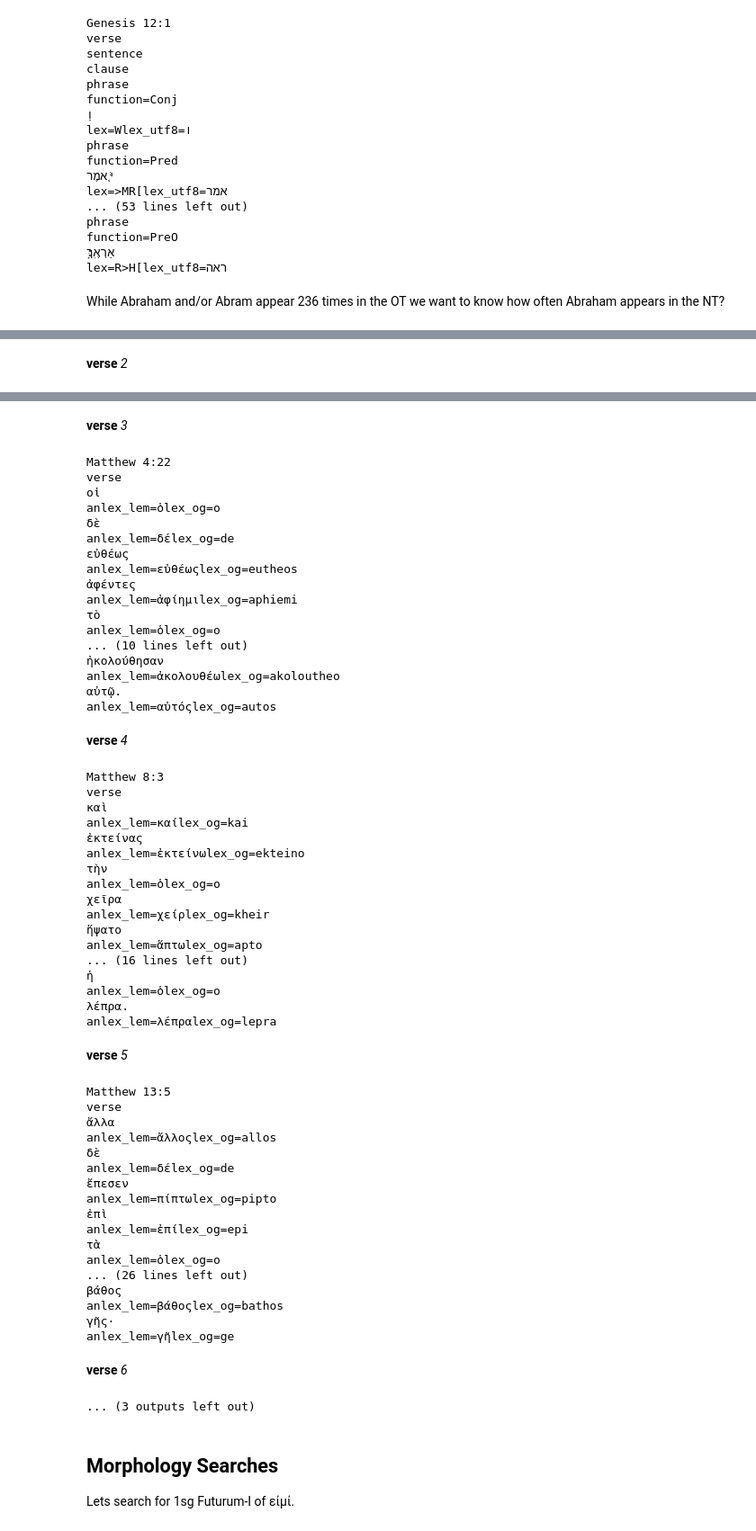
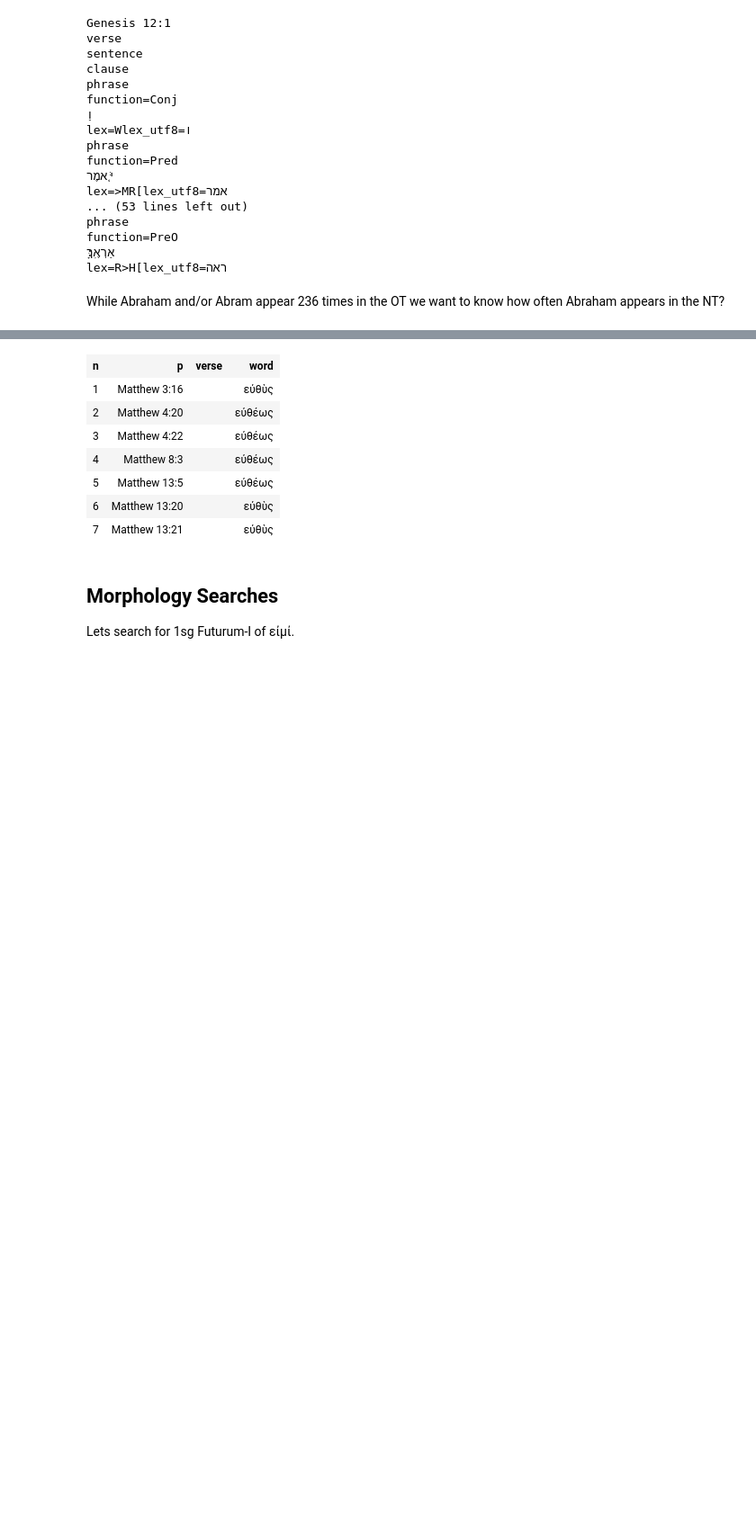
Before and after one commit to oliverglanz/Text-Fabric, a Jupyter notebook: Research-Workshop-Series/0200_PhD-Workshop_TF_002_jupyter-notebooks-intro.ipynb, the cells around one changed output, grey strips where cells are left out. Shown at 90% size. Drawn from its saved outputs; the diff is of its cells as text; code cells hidden in the pictures; blank space fills up the shorter version.

```diff
--- a/Research-Workshop-Series/0200_PhD-Workshop_TF_002_jupyter-notebooks-intro.ipynb
+++ b/Research-Workshop-Series/0200_PhD-Workshop_TF_002_jupyter-notebooks-intro.ipynb
@@ -298,8 +305,8 @@ NT.table(translit, start=1, end=7, extraFeatures={'anlex_lem'}, condensed=True)
 # %%
 eutheos = '''
-word lex_og=eutheos
+word lemma=εὐθέως
 
 '''
 eutheos  = NT.search(eutheos)
-NT.show(eutheos, start=1, end=7, extraFeatures={'anlex_lem'}, condensed=True)
+NT.table(eutheos, start=1, end=7, extraFeatures={'lemma_translit'}, condensed=True)
 # %% [output]
@@ -325 +313,0 @@ anlex_lem=αὐτόςlex_og=autos
-verse 2
@@ -344,59 +314,11 @@ anlex_lem=αὐτόςlex_og=autos
-verse 3
-Matthew 4:22
-verse
-οἱ
-anlex_lem=ὁlex_og=o
-δὲ
-anlex_lem=δέlex_og=de
-εὐθέως
-anlex_lem=εὐθέωςlex_og=eutheos
-ἀφέντες
-anlex_lem=ἀφίημιlex_og=aphiemi
-τὸ
-anlex_lem=ὁlex_og=o
-... (10 lines left out)
-ἠκολούθησαν
-anlex_lem=ἀκολουθέωlex_og=akoloutheo
-αὐτῷ.
-anlex_lem=αὐτόςlex_og=autos
-verse 4
-Matthew 8:3
-verse
-καὶ
-anlex_lem=καίlex_og=kai
-ἐκτείνας
-anlex_lem=ἐκτείνωlex_og=ekteino
-τὴν
-anlex_lem=ὁlex_og=o
-χεῖρα
-anlex_lem=χείρlex_og=kheir
-ἥψατο
-anlex_lem=ἅπτωlex_og=apto
-... (16 lines left out)
-ἡ
-anlex_lem=ὁlex_og=o
-λέπρα.
-anlex_lem=λέπραlex_og=lepra
-verse 5
-Matthew 13:5
-verse
-ἄλλα
-anlex_lem=ἄλλοςlex_og=allos
-δὲ
-anlex_lem=δέlex_og=de
-ἔπεσεν
-anlex_lem=πίπτωlex_og=pipto
-ἐπὶ
-anlex_lem=ἐπίlex_og=epi
-τὰ
-anlex_lem=ὁlex_og=o
-... (26 lines left out)
-βάθος
-anlex_lem=βάθοςlex_og=bathos
-γῆς·
-anlex_lem=γῆlex_og=ge
-verse 6
-... (3 outputs left out)
+| n | p | verse | word |
+| 1 | Matthew 3:16 |  | εὐθὺς |
+| 2 | Matthew 4:20 |  | εὐθέως |
+| 3 | Matthew 4:22 |  | εὐθέως |
+| 4 | Matthew 8:3 |  | εὐθέως |
+| 5 | Matthew 13:5 |  | εὐθέως |
+| 6 | Matthew 13:20 |  | εὐθὺς |
+| 7 | Matthew 13:21 |  | εὐθὺς |
 # %% [markdown]
 ## Morphology Searches
 Lets search for 1sg Futurum-I of εἰμί.
```
Also changed, not shown: parts of 21 cells of this notebook, 7 other files.
